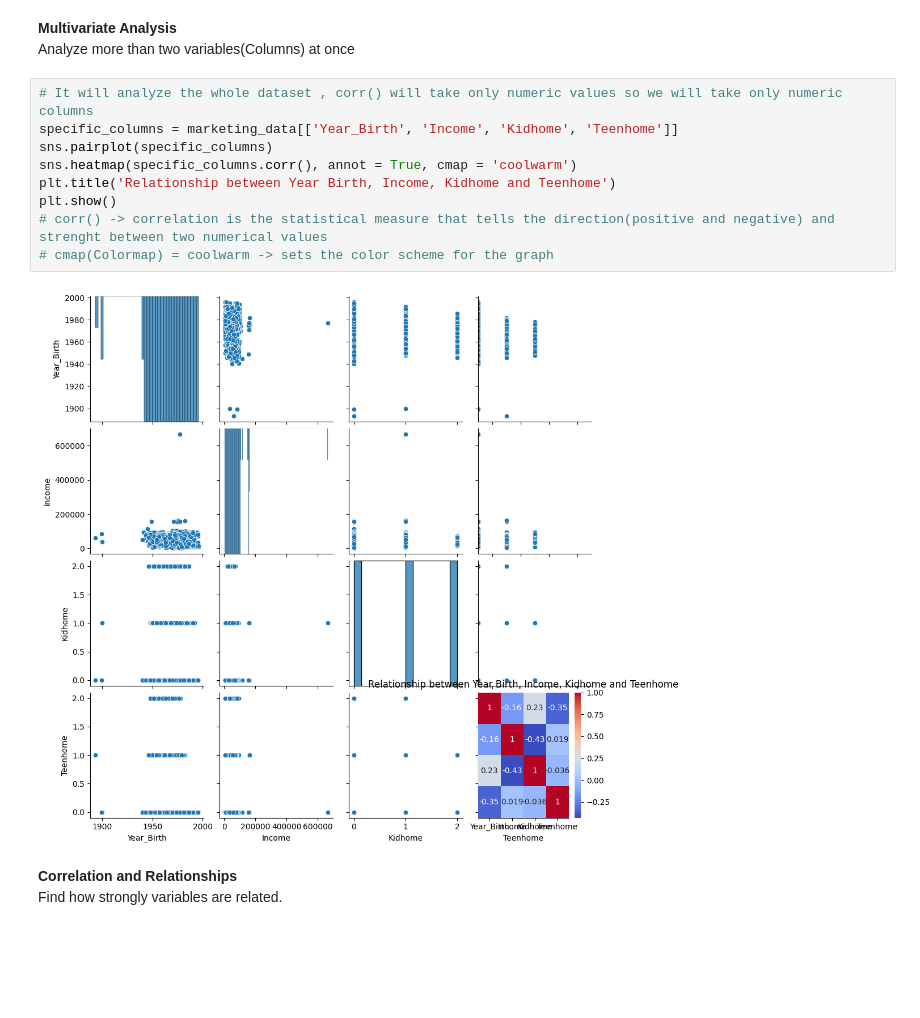
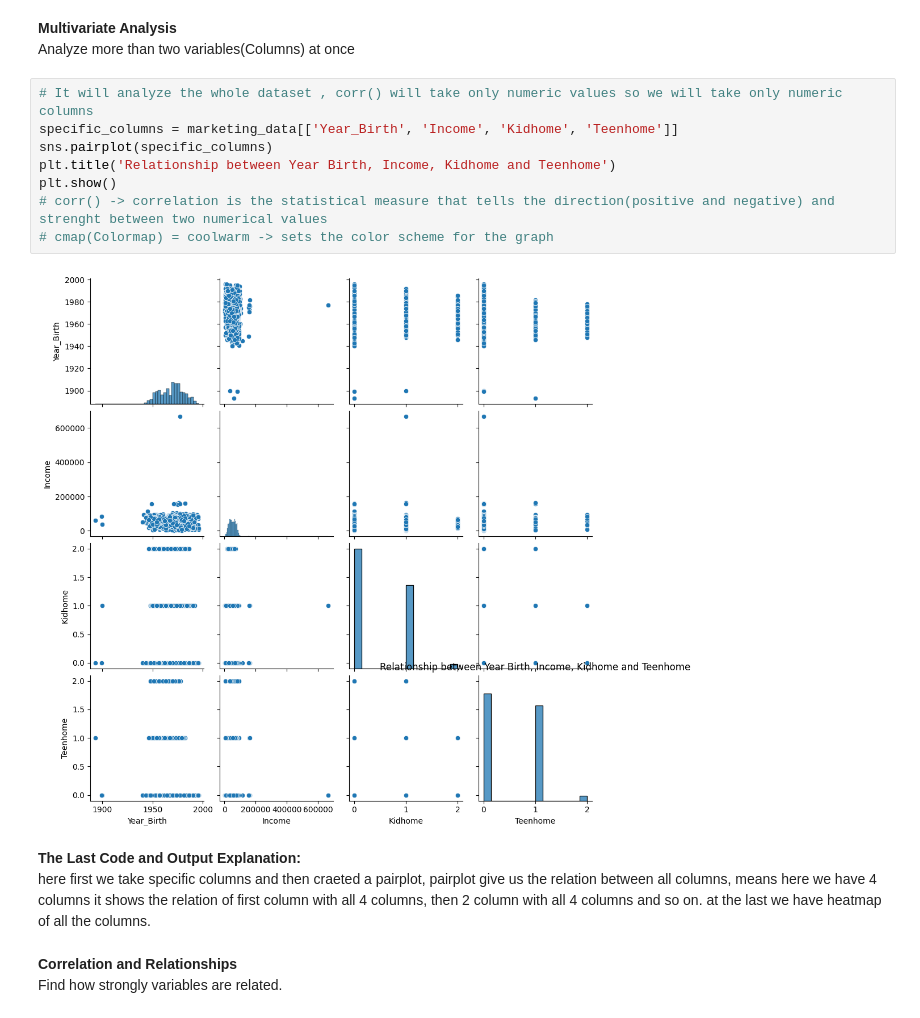
Before and after one commit to Sanaullahbaig/EDA, a Jupyter notebook: EDA_of_a_Dataset.ipynb, the cells around one changed output. Drawn from its saved outputs; the diff is of its cells as text; blank space fills up the shorter version.

```diff
--- a/EDA_of_a_Dataset.ipynb
+++ b/EDA_of_a_Dataset.ipynb
@@ -305,14 +409,16 @@ Analyze more than two variables(Columns) at once
 # %%
 # It will analyze the whole dataset , corr() will take only numeric values so we will take only numeric columns
 specific_columns = marketing_data[['Year_Birth', 'Income', 'Kidhome', 'Teenhome']]
 sns.pairplot(specific_columns)
-sns.heatmap(specific_columns.corr(), annot = True, cmap = 'coolwarm')
 plt.title('Relationship between Year Birth, Income, Kidhome and Teenhome')
 plt.show()
 # corr() -> correlation is the statistical measure that tells the direction(positive and negative) and strenght between two numerical values
 # cmap(Colormap) = coolwarm -> sets the color scheme for the graph
 # %% [output]
-[figure, old version]
+[figure, new version]
+# %% [markdown]
+**The Last Code and Output Explanation:**
+here first we take specific columns and then craeted a pairplot, pairplot give us the relation between all columns, means here we have 4 columns it shows the relation of first column with all 4 columns, then 2 column with all 4 columns and so on. at the last we have heatmap of all the columns.
 # %% [markdown]
 **Correlation and Relationships**
 Find how strongly variables are related.
```
Also changed, not shown: parts of 20 cells of this notebook.
